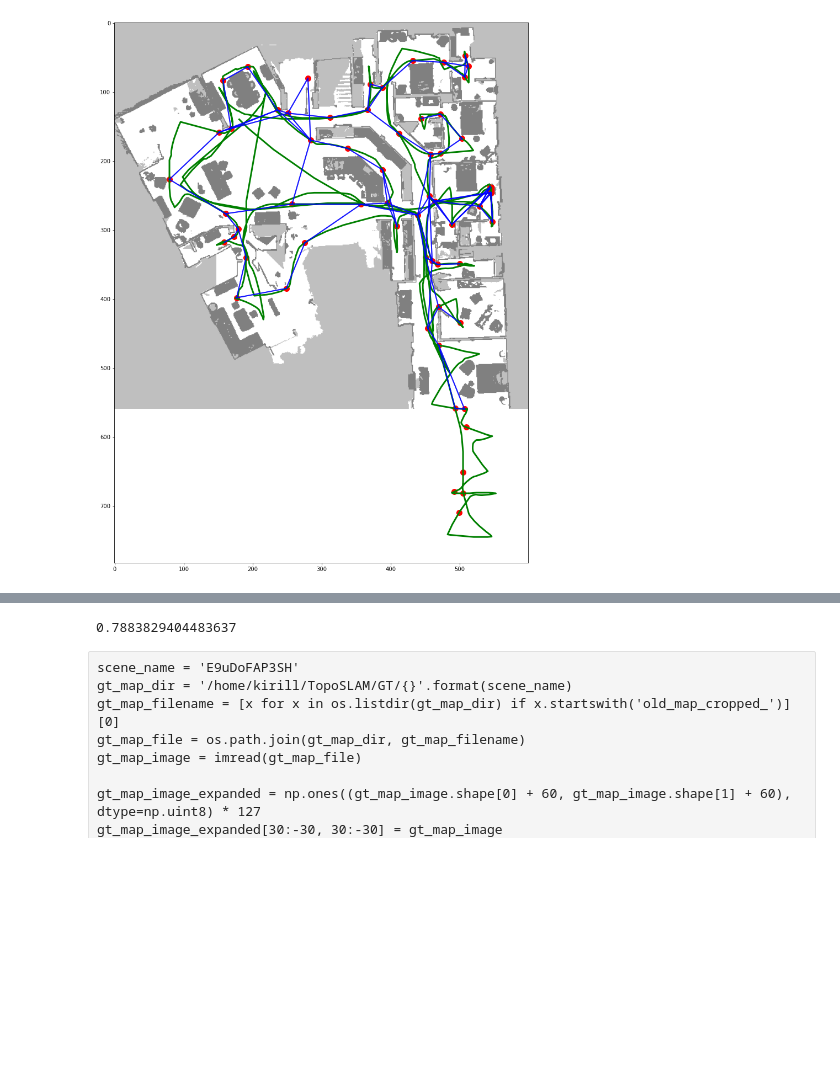
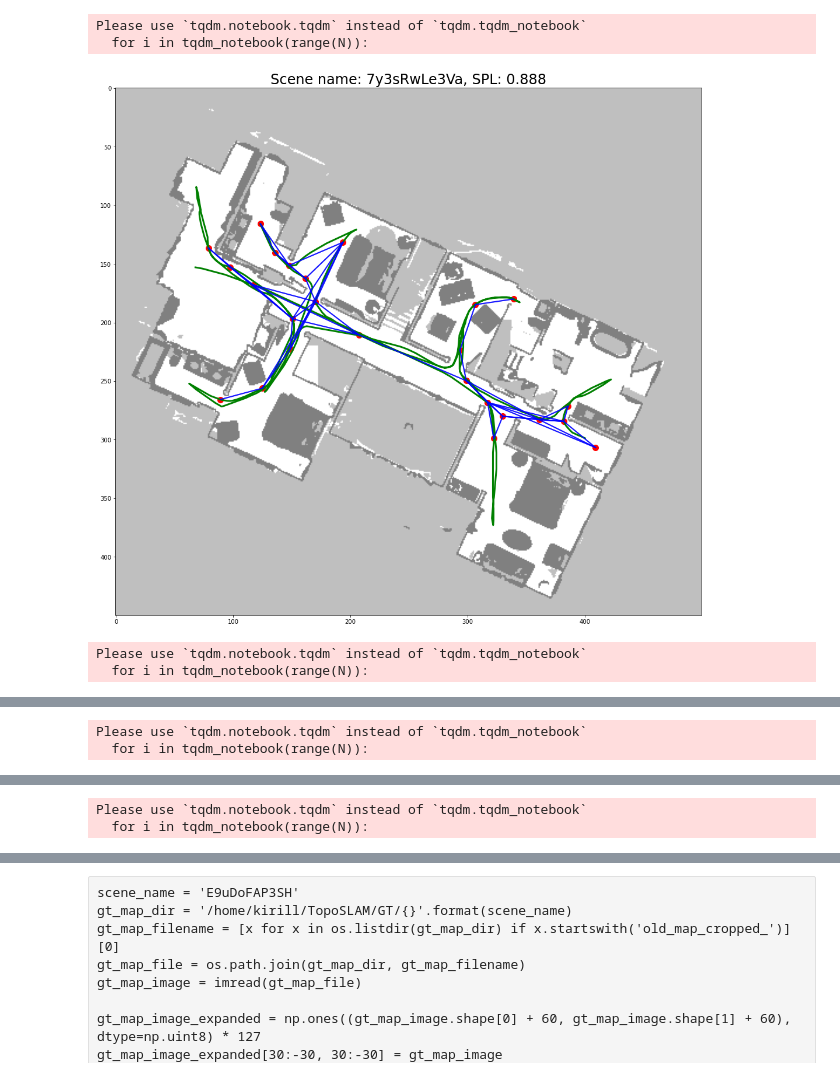
Before and after one commit to KirillMouraviev/simple_toposlam_model, a Jupyter notebook: estimate_spl-Copy3.ipynb, the cells around one changed output, grey strips where cells are left out. Drawn from its saved outputs; the diff is of its cells as text; code cells hidden in the pictures; blank space fills up the shorter version.

```diff
--- a/estimate_spl-Copy3.ipynb
+++ b/estimate_spl-Copy3.ipynb
@@ -29,17 +29,9 @@ def path_length(path):
 
 def get_spl(graph, gt_map, trajectory, N=1000):
     astar_planner = AStarPlanner(gt_map.gt_map)
-    localizer = Localizer(graph, gt_map)
+    localizer = Localizer(graph, gt_map, publish=False)
     free_cells = np.array((gt_map.gt_map == 255).nonzero()).T
     values = []
-    adj_list = {}
-    for u in range(len(graph.adj_lists)):
-        adj_list[u] = []
-        for v in graph.adj_lists[u]:
-            vertex_u = graph.get_vertex(u)
-            vertex_v = graph.get_vertex(v)
-            length = np.sqrt((vertex_u[0] - vertex_v[0]) ** 2 + (vertex_u[1] - vertex_v[1]) ** 2)
-            adj_list[u].append((v, length))
     for i in tqdm_notebook(range(N)):
         start = trajectory[np.random.randint(trajectory.shape[0])]
         start_i = int(start[1] * 20 + 480 - gt_map.start_i)
@@ -54,22 +46,32 @@ def get_spl(graph, gt_map, trajectory, N=1000):
         if len(shortest_path) == 0:
             #print('Empty shortest path from ({}, {}) to ({}, {})!'.format(start_i, start_j, goal_i, goal_j))
             continue
-        vertex_ids, rel_poses, dists = localizer.localize(start[0], start[1], 0)
-        assert len(dists) > 0
+        localizer.x = start[0]
+        localizer.y = start[1]
+        localizer.theta = 0
+        vertex_ids, rel_poses, dists = localizer.localize()
+        if len(dists) == 0:
+            continue
         dist_from_start = dists[0]
         u = vertex_ids[0]
         goal_x = (goal[1] - 480 + gt_map.start_j) / 20
         goal_y = (goal[0] - 480 + gt_map.start_i) / 20
-        vertex_ids, rel_poses, dists = localizer.localize(goal_x, goal_y, 0)
+        localizer.x = goal_x
+        localizer.y = goal_y
+        localizer.theta = 0
+        vertex_ids, rel_poses, dists = localizer.localize()
         if len(dists) == 0:
             #print('({}, {}) Not localized!'.format(goal_x, goal_y))
             continue
         dist_to_finish = dists[0]
         v = vertex_ids[0]
-        topo_path_length, topo_path = dijkstra(adj_list, u, [v])
+        topo_path, topo_path_length = graph.get_path_with_length(u, v)
         #print('Shortest path:', shortest_path)
         #print('Topo path:', topo_path)
-        values.append(path_length(shortest_path) * 0.05 / (dist_from_start + topo_path_length + dist_to_finish))
+        if u != v:
+            values.append(path_length(shortest_path) * 0.05 / (dist_from_start + topo_path_length + dist_to_finish))
+        else:
+            values.append(1.0)
         #print(values[-1])
     return np.mean(values)#, shortest_path, topo_path
 # %%
@@ -77,41 +79,45 @@ def get_spl(graph, gt_map, trajectory, N=1000):
 iou_threshold = 0.25
 scene_names = os.listdir('/home/kirill/TopoSLAM/GT')
 scene_names.sort(key=lambda s: s.capitalize())
-for scene_name in scene_names[11:12]:#3::4]:
+for scene_name in scene_names[1::4]:
     gt_map_dir = '/home/kirill/TopoSLAM/GT/{}'.format(scene_name)
     gt_map_filename = [x for x in os.listdir(gt_map_dir) if x.startswith('map_cropped_')][0]
     gt_map_file = os.path.join(gt_map_dir, gt_map_filename)
     gt_map = GTMap(gt_map_file)
     gt_map_image = imread(gt_map_file)
     graph = TopologicalGraph()
     path_to_json = '/home/kirill/TopoSLAM/toposlam_ws/src/simple_toposlam_model/graph_jsons_new/{}_{}.json'.format(scene_name, iou_threshold)
     graph.load_from_json(path_to_json)
     positions = np.loadtxt('/home/kirill/TopoSLAM/IncrementalTopo/experiment1_large_noise/{}/positions.txt'.format(scene_name))
     i = positions.shape[0] - 1
     while i > 0 and (positions[i] == positions[i - 1]).all():
         i -= 1
     positions = positions[:i]
     positions_ij = positions * 20 + 480 - [gt_map.start_j, gt_map.start_i]
-    #spl = get_spl(graph, gt_map, positions)
+    spl = get_spl(graph, gt_map, positions)
 
     plt.figure(figsize=(18, 18))
     plt.imshow(gt_map_image, cmap='gray', alpha=0.5)
     for x, y, theta in graph.vertices:
         i = y * 20 + 480 - gt_map.start_i
         j = x * 20 + 480 - gt_map.start_j
         plt.scatter([j], [i], color='r', s=100)
     plt.plot(positions_ij[:, 0], positions_ij[:, 1], color='g', lw=3)
     for u in range(len(graph.adj_lists)):
-        for v in graph.adj_lists[u]:
+        for v, _, __ in graph.adj_lists[u]:
             x1, y1, theta = graph.vertices[u]
             x2, y2, theta = graph.vertices[v]
             i1 = y1 * 20 + 480 - gt_map.start_i
             j1 = x1 * 20 + 480 - gt_map.start_j
             i2 = y2 * 20 + 480 - gt_map.start_i
             j2 = x2 * 20 + 480 - gt_map.start_j
             plt.plot([j1, j2], [i1, i2], color='b', lw=2, alpha=0.7)
-    #plt.title('Scene name: {}, SPL: {}'.format(scene_name, np.round(spl, 3)), fontsize=24)
-    #plt.savefig('graph_pics/{}_0.25.png'.format(scene_name))
+    plt.title('Scene name: {}, SPL: {}'.format(scene_name, np.round(spl, 3)), fontsize=24)
+    plt.savefig('graph_pics/{}_0.25.png'.format(scene_name))
     plt.show()
 # %% [output]
+Please use `tqdm.notebook.tqdm` instead of `tqdm.tqdm_notebook`
+  for i in tqdm_notebook(range(N)):
-[figure, old version]
+[figure, new version]
+Please use `tqdm.notebook.tqdm` instead of `tqdm.tqdm_notebook`
+  for i in tqdm_notebook(range(N)):
@@ -117,0 +125,2 @@ for scene_name in scene_names[11:12]:#3::4]:
+Please use `tqdm.notebook.tqdm` instead of `tqdm.tqdm_notebook`
+  for i in tqdm_notebook(range(N)):
@@ -117,0 +128,2 @@ for scene_name in scene_names[11:12]:#3::4]:
+Please use `tqdm.notebook.tqdm` instead of `tqdm.tqdm_notebook`
+  for i in tqdm_notebook(range(N)):
@@ -118,7 +131,5 @@ for scene_name in scene_names[11:12]:#3::4]:
 # %%
 spl
-# %% [output]
-0.7883829404483637
 # %% [raw]
 scene_name = 'E9uDoFAP3SH'
 gt_map_dir = '/home/kirill/TopoSLAM/GT/{}'.format(scene_name)
```
Also changed, not shown: parts of 1 cell of this notebook, 8 other files.
